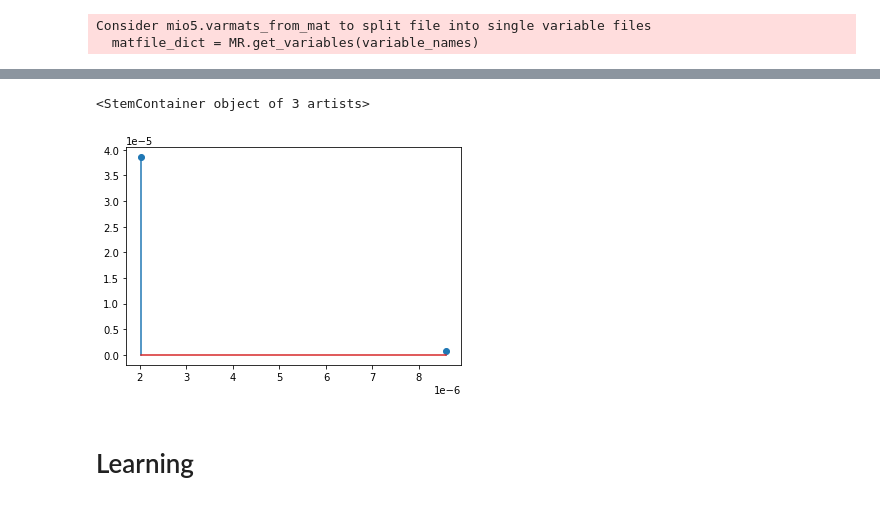
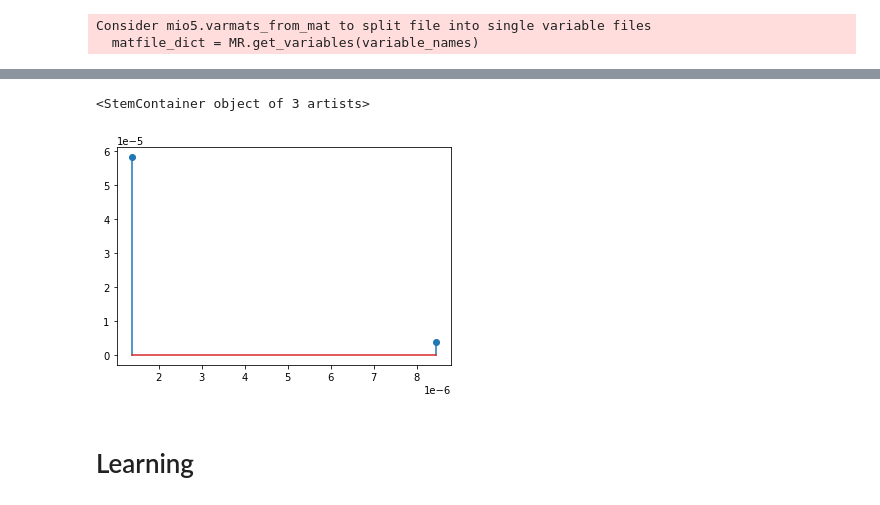
Before and after one commit to ukunliu/WSN_simulation, a Jupyter notebook: Simulation/main.ipynb, the cells around one changed output, grey strips where cells are left out. Cells and saved outputs as stored; diff of their text form; code cells hidden in the pictures.

```diff
--- a/Simulation/main.ipynb
+++ b/Simulation/main.ipynb
@@ -142,11 +171,11 @@ for j in range(T):
 
 X = np.array(x_pre)
 # %%
-t = cir_profile[10,0]
+t = np.abs(cir_profile)[22,0]
 plt.stem(t[0,:], t[1, :])
 # %% [output]
 <StemContainer object of 3 artists>
-[figure, old version]
+[figure, new version]
 # %% [markdown]
 # Learning
 # %%
```
Also changed, not shown: parts of 43 cells of this notebook, 6 other files.
